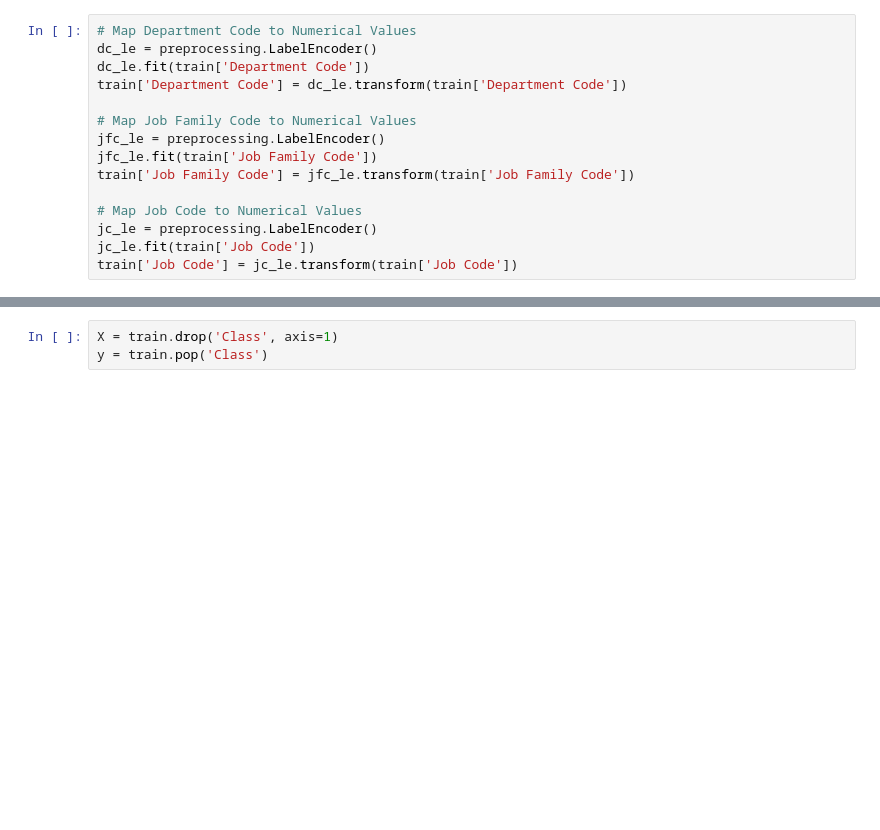
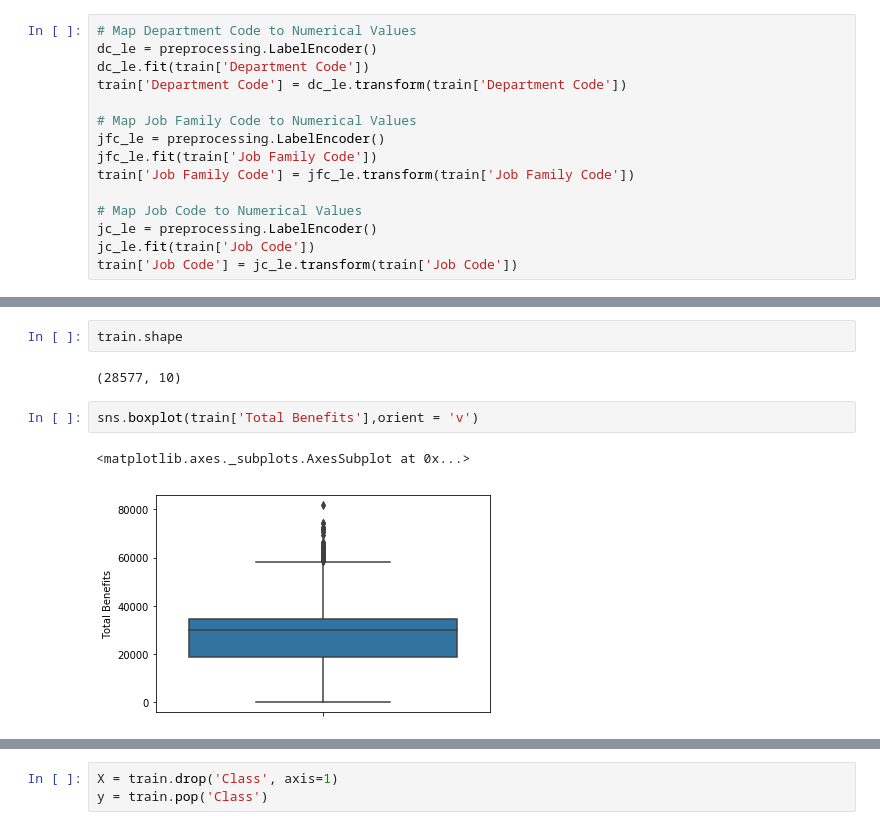
Before and after one commit to sarabjeet-chowdhary/MachineLearning, a Jupyter notebook: Salary Prediction/Salary Prediction.ipynb, the cells around one changed output, grey strips where cells are left out. Cells and saved outputs as stored; diff of their text form; blank space fills up the shorter version.

```diff
--- a/Salary Prediction/Salary Prediction.ipynb
+++ b/Salary Prediction/Salary Prediction.ipynb
@@ -112,0 +113,9 @@ train.sample(50)
+# %%
+train.shape
+# %% [output]
+(28577, 10)
+# %%
+sns.boxplot(train['Total Benefits'],orient = 'v')
+# %% [output]
+<matplotlib.axes._subplots.AxesSubplot at 0x...>
+[figure, added]
```
Also changed, not shown: parts of 21 cells of this notebook.
